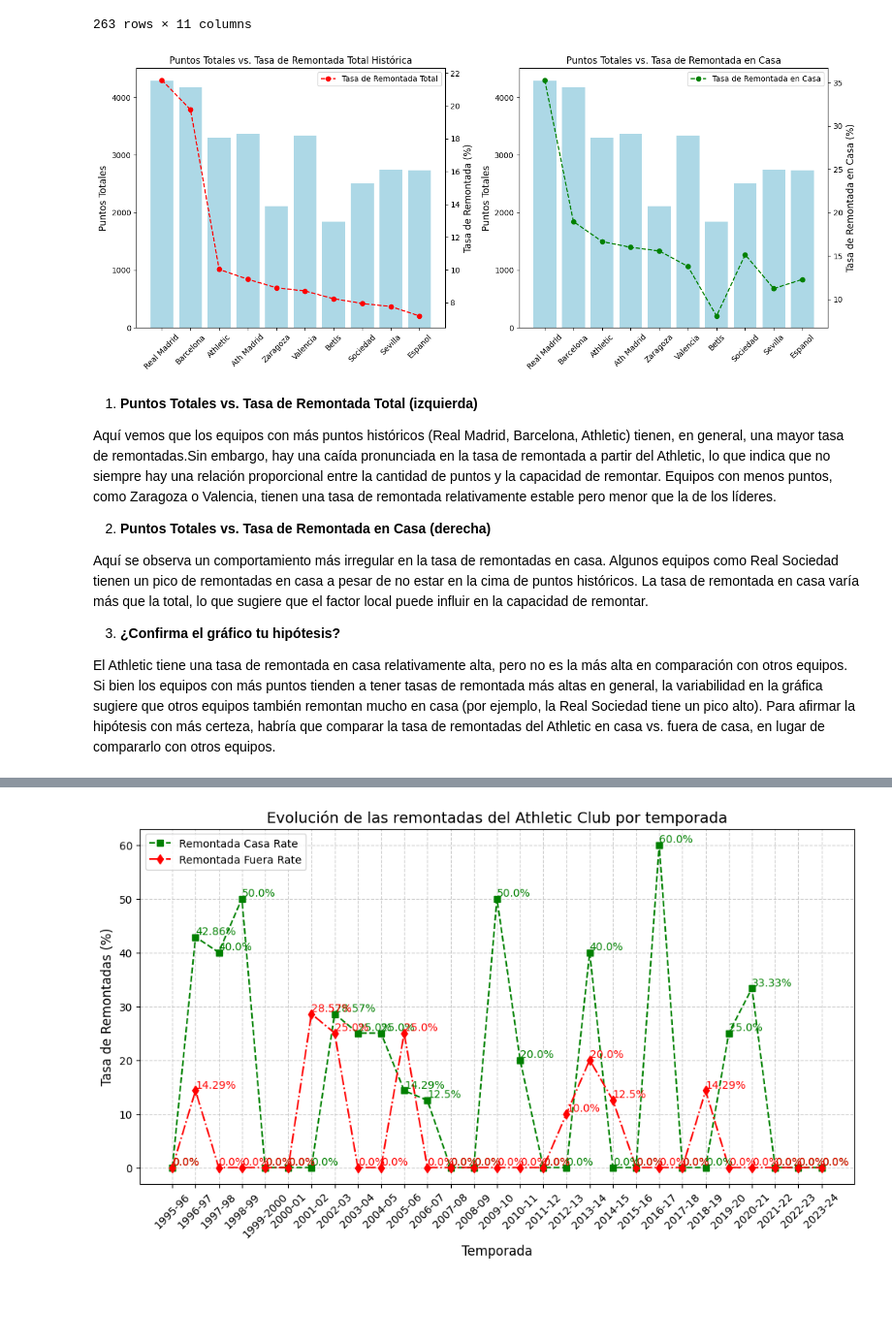
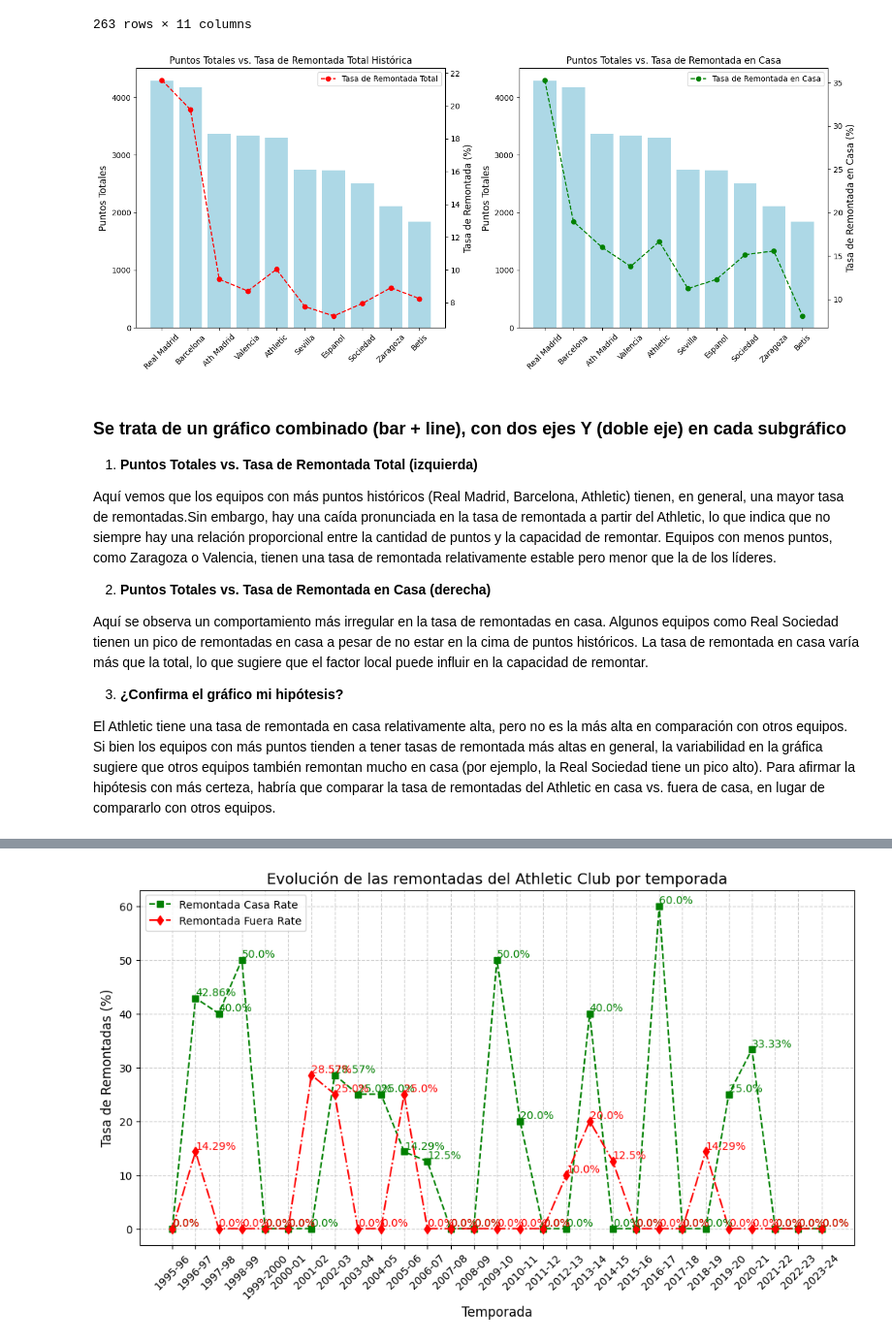
Before and after one commit to IbaiCosgaya/EDA_Analisis_Deportivo, a Jupyter notebook: liga.ipynb, the cells around one changed output, grey strips where cells are left out. Shown at 97% size. Drawn from its saved outputs; the diff is of its cells as text; code cells hidden in the pictures; blank space fills up the shorter version.

```diff
--- a/liga.ipynb
+++ b/liga.ipynb
@@ -652,41 +527,49 @@ team_season_stats
 | 262 | 2023-24 | 0.0 | 8 | 0.0 | 4.0 | ... |
 263 rows × 11 columns
 # %%
+# Ordenar el DataFrame por los puntos (de mayor a menor)
+team_global_stats_sorted = team_global_stats.sort_values(by="PUNTOS", ascending=False)
+
 # Configurar la figura
 fig, axs = plt.subplots(1, 2, figsize=(14, 6))
 
 # Gráfico 1: Puntos históricos vs. Tasa de remontada total
-axs[0].bar(team_global_stats.index, team_global_stats["PUNTOS"], color="lightblue", label="Puntos Totales")
+axs[0].bar(team_global_stats_sorted.index, team_global_stats_sorted["PUNTOS"], color="lightblue", label="Puntos Totales")
 axs[0].set_ylabel("Puntos Totales", fontsize=12)
 axs[0].tick_params(axis="x", rotation=45)
 
 ax2 = axs[0].twinx()
-ax2.plot(team_global_stats.index, team_global_stats["Total_Remontada_Rate"], color="red", marker="o", linestyle="--", label="Tasa de Remontada Total")
+ax2.plot(team_global_stats_sorted.index, team_global_stats_sorted["Total_Remontada_Rate"], color="red", marker="o", linestyle="--", label="Tasa de Remontada Total")
 ax2.set_ylabel("Tasa de Remontada (%)", fontsize=12)
 ax2.legend(loc="upper right")
 
 axs[0].set_title("Puntos Totales vs. Tasa de Remontada Total Histórica")
 
 # Gráfico 2: Puntos históricos vs. Tasa de remontada en casa
-axs[1].bar(team_global_stats.index, team_global_stats["PUNTOS"], color="lightblue", label="Puntos Totales")
+axs[1].bar(team_global_stats_sorted.index, team_global_stats_sorted["PUNTOS"], color="lightblue", label="Puntos Totales")
 axs[1].set_ylabel("Puntos Totales", fontsize=12)
 axs[1].tick_params(axis="x", rotation=45)
 
 ax3 = axs[1].twinx()
-ax3.plot(team_global_stats.index, team_global_stats["Total_Remontada_Casa_Rate"], color="green", marker="o", linestyle="--", label="Tasa de Remontada en Casa")
+ax3.plot(team_global_stats_sorted.index, team_global_stats_sorted["Total_Remontada_Casa_Rate"], color="green", marker="o", linestyle="--", label="Tasa de Remontada en Casa")
 ax3.set_ylabel("Tasa de Remontada en Casa (%)", fontsize=12)
 ax3.legend(loc="upper right")
 
 axs[1].set_title("Puntos Totales vs. Tasa de Remontada en Casa")
 
+# Ajustar el diseño para que no se sobrepongan las etiquetas
 plt.tight_layout()
+
+# Mostrar el gráfico
 plt.show()
 # %% [output]
-[figure, old version]
+[figure, new version]
 # %% [markdown]
- 1. **Puntos Totales vs. Tasa de Remontada Total (izquierda)**
+### Se trata de un gráfico combinado (bar + line), con dos ejes Y (doble eje) en cada subgráfico
 
- Aquí vemos que los equipos con más puntos históricos (Real Madrid, Barcelona, Athletic) tienen, en general, una mayor tasa de remontadas.Sin embargo, hay una caída pronunciada en la tasa de remontada a partir del Athletic, lo que indica que no siempre hay una relación proporcional entre la cantidad de puntos y la capacidad de remontar. Equipos con menos puntos, como Zaragoza o Valencia, tienen una tasa de remontada relativamente estable pero menor que la de los líderes.
+1. **Puntos Totales vs. Tasa de Remontada Total (izquierda)**
+
+Aquí vemos que los equipos con más puntos históricos (Real Madrid, Barcelona, Athletic) tienen, en general, una mayor tasa de remontadas.Sin embargo, hay una caída pronunciada en la tasa de remontada a partir del Athletic, lo que indica que no siempre hay una relación proporcional entre la cantidad de puntos y la capacidad de remontar. Equipos con menos puntos, como Zaragoza o Valencia, tienen una tasa de remontada relativamente estable pero menor que la de los líderes.
 
 2. **Puntos Totales vs. Tasa de Remontada en Casa (derecha)**
 
@@ -694,7 +577,7 @@ Aquí se observa un comportamiento más irregular en la tasa de remontadas en ca
 Algunos equipos como Real Sociedad tienen un pico de remontadas en casa a pesar de no estar en la cima de puntos históricos.
 La tasa de remontada en casa varía más que la total, lo que sugiere que el factor local puede influir en la capacidad de remontar.
 
-3. **¿Confirma el gráfico tu hipótesis?**
+3. **¿Confirma el gráfico mi hipótesis?**
 
 El Athletic tiene una tasa de remontada en casa relativamente alta, pero no es la más alta en comparación con otros equipos.
 Si bien los equipos con más puntos tienden a tener tasas de remontada más altas en general, la variabilidad en la gráfica sugiere que otros equipos también remontan mucho en casa (por ejemplo, la Real Sociedad tiene un pico alto).
```
Also changed, not shown: parts of 25 cells of this notebook, 1 other file.
